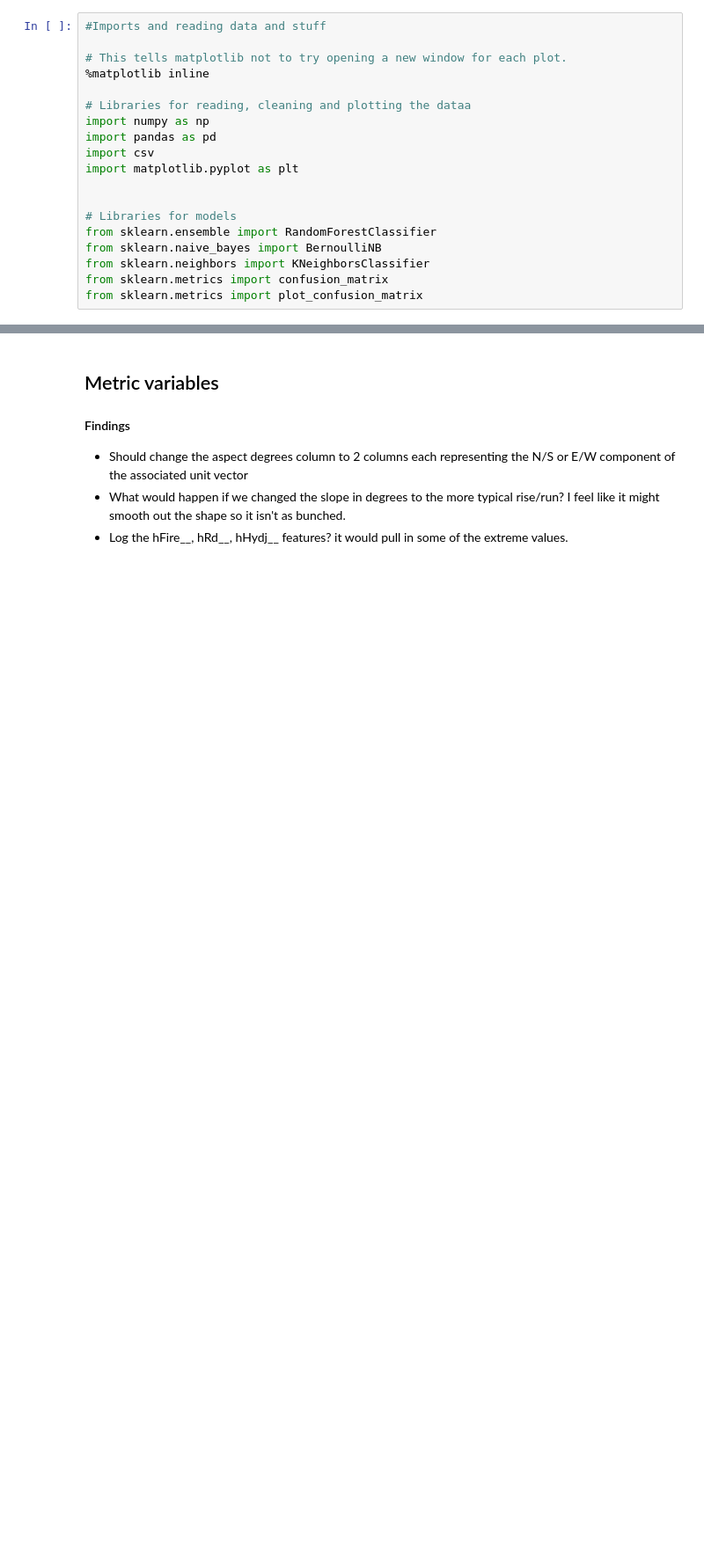
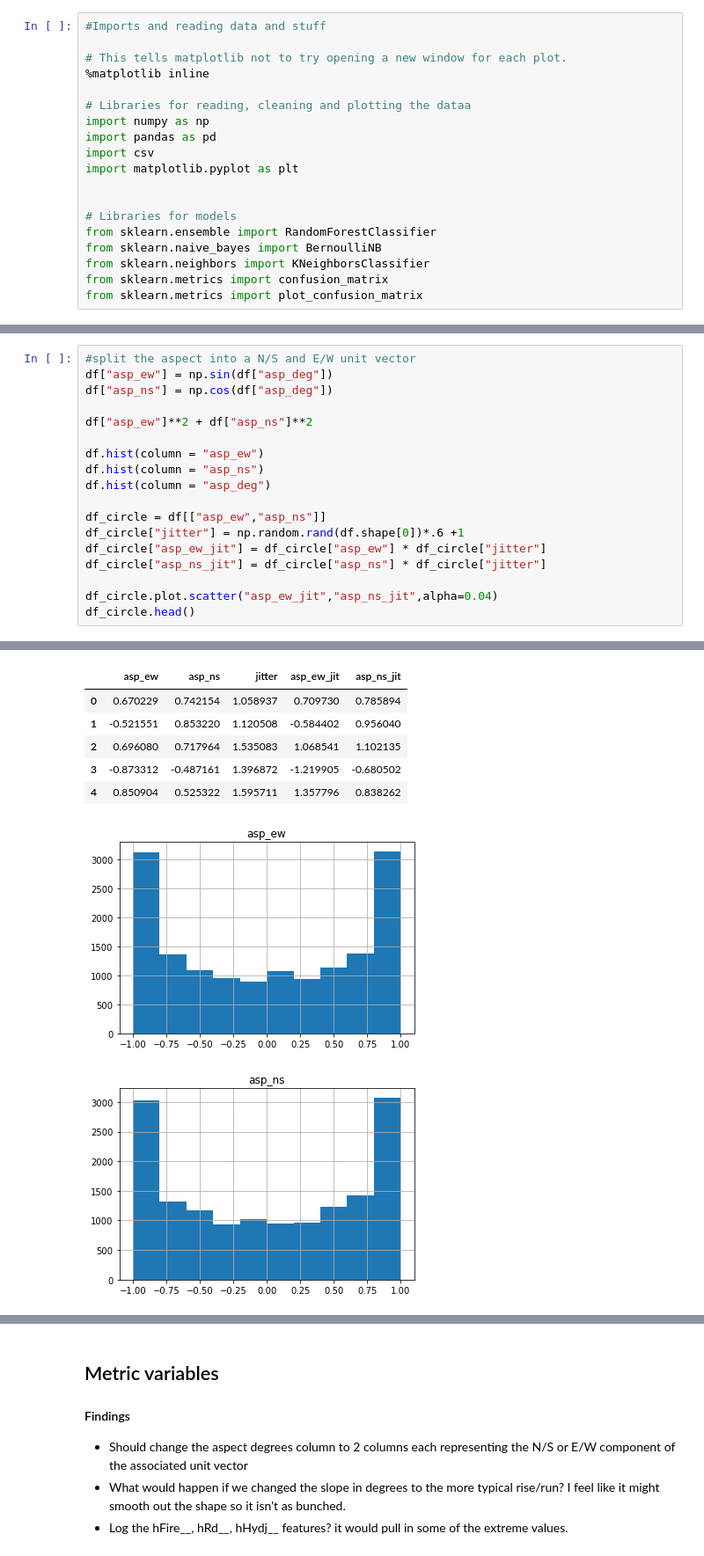
Before and after one commit to justinetaylor/mids-w207-final-project, a Jupyter notebook: km_EDA/km_EDA.ipynb, the cells around one changed output, grey strips where cells are left out. Shown at 88% size. Drawn from its saved outputs; the diff is of its cells as text; blank space fills up the shorter version.

Commit message:
split the aspects further

```diff
--- a/km_EDA/km_EDA.ipynb
+++ b/km_EDA/km_EDA.ipynb
@@ -150,0 +172,19 @@ df.head()
+# %%
+#split the aspect into a N/S and E/W unit vector
+df["asp_ew"] = np.sin(df["asp_deg"])
+df["asp_ns"] = np.cos(df["asp_deg"])
+
+df["asp_ew"]**2 + df["asp_ns"]**2
+
+df.hist(column = "asp_ew")
+df.hist(column = "asp_ns")
+df.hist(column = "asp_deg")
+
+df_circle = df[["asp_ew","asp_ns"]]
+df_circle["jitter"] = np.random.rand(df.shape[0])*.6 +1
+df_circle["asp_ew_jit"] = df_circle["asp_ew"] * df_circle["jitter"]
+df_circle["asp_ns_jit"] = df_circle["asp_ns"] * df_circle["jitter"]
+
+df_circle.plot.scatter("asp_ew_jit","asp_ns_jit",alpha=0.04)
+df_circle.head()
+# %% [output]
@@ -150,0 +205,8 @@ df.head()
+|  | asp_ew | asp_ns | jitter | asp_ew_jit | asp_ns_jit |
+| 0 | 0.670229 | 0.742154 | 1.058937 | 0.709730 | 0.785894 |
+| 1 | -0.521551 | 0.853220 | 1.120508 | -0.584402 | 0.956040 |
+| 2 | 0.696080 | 0.717964 | 1.535083 | 1.068541 | 1.102135 |
+| 3 | -0.873312 | -0.487161 | 1.396872 | -1.219905 | -0.680502 |
+| 4 | 0.850904 | 0.525322 | 1.595711 | 1.357796 | 0.838262 |
+[figure, added]
+[figure, added]
```
Also changed, not shown: parts of 7 cells of this notebook.
